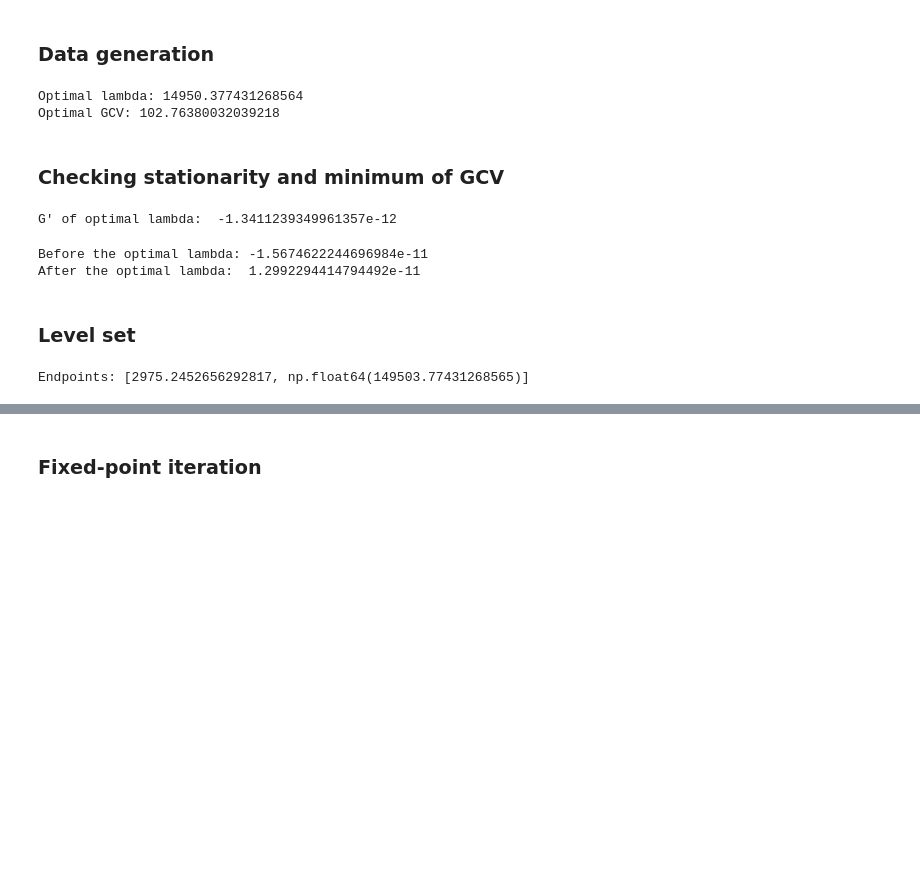
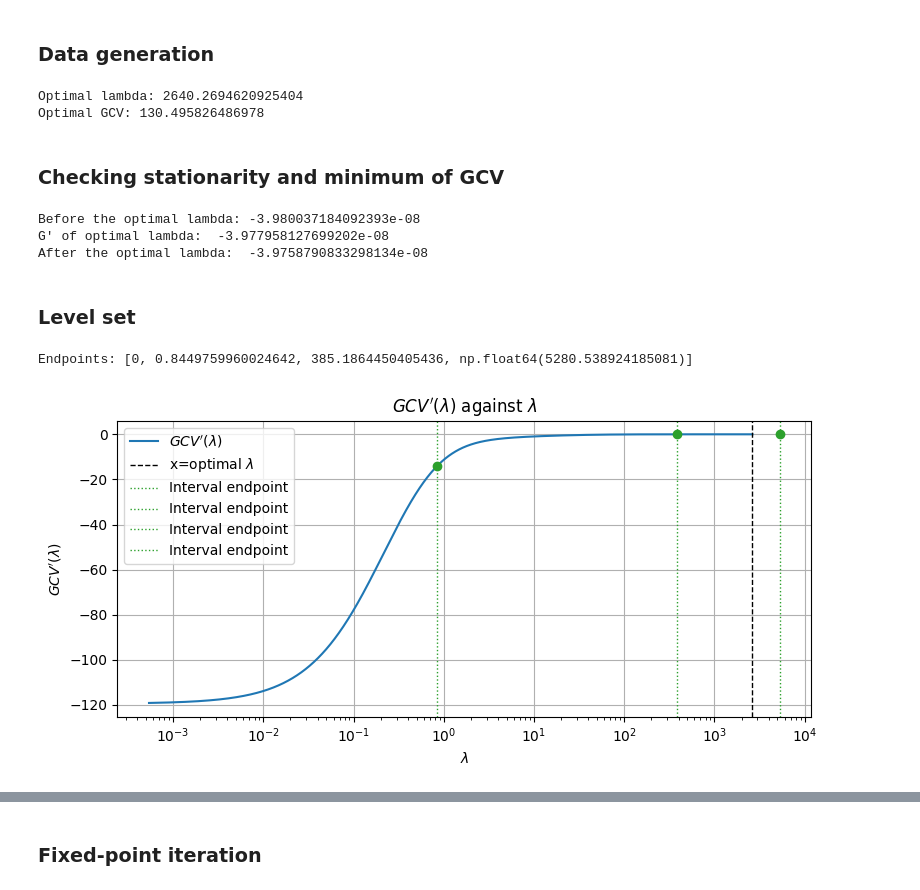
Before and after one commit to advayvyas/OptimalRidge, a Jupyter notebook: gcv_contraction.ipynb, the cells around one changed output, grey strips where cells are left out. Cells and saved outputs as stored; diff of their text form; code cells hidden in the pictures; blank space fills up the shorter version.

```diff
--- a/gcv_contraction.ipynb
+++ b/gcv_contraction.ipynb
@@ -218,19 +219,19 @@ def Gprime(lam, n, a, singular_values):
     d = s2 + lam
 
     residual = (
-        np.sum(lam**2 * a[:m]**2 / d**2)
+        np.sum((lam**2 * a[:m]**2) / d**2)
         + np.sum(a[m:n]**2)
     ) / n
 
     residual_prime = (2 * lam / n) * np.sum(
-        s2 * a[:m]**2 / d**3
+        (s2 * a[:m]**2) / d**3
     )
 
     denominator = 1 - np.sum(s2 / d) / n
 
     return (
-        residual_prime / denominator**2
-        - (2 / n) * residual * np.sum(s2 / d**2) / denominator**3
+        residual_prime / ((denominator)**2)
+        - ((2 / n) * residual * np.sum(s2 / d**2)) / ((denominator)**3)
     )
 # %% [markdown]
 \begin{equation}
@@ -336,7 +339,7 @@ def G(lam, n, a, singular_values):
 
     return numerator / denominator
 # %%
-result = minimize_scalar(G, args=(N, a, sigma))
+result = minimize_scalar(G, args=(N, a, sigma), tol=1)
 
 optimal_lambda = result.x
 optimal_gcv = result.fun
@@ -344,22 +347,20 @@ optimal_gcv = result.fun
 print("Optimal lambda:", optimal_lambda)
 print("Optimal GCV:", optimal_gcv)
 # %% [output]
-Optimal lambda: 14950.377431268564
-Optimal GCV: 102.76380032039218
+Optimal lambda: 2640.2694620925404
+Optimal GCV: 130.495826486978
 # %% [markdown]
 ### Checking stationarity and minimum of GCV
-# %%
-print("G' of optimal lambda: ", Gprime(optimal_lambda, N, a, sigma))
-# %% [output]
-G' of optimal lambda:  -1.3411239349961357e-12
 # %%
 diff = 1e-6 * optimal_lambda
 
 print("Before the optimal lambda:", Gprime(optimal_lambda - diff, N, a, sigma))
+print("G' of optimal lambda: ", Gprime(optimal_lambda, N, a, sigma))
 print("After the optimal lambda: ", Gprime(optimal_lambda + diff, N, a, sigma))
 # %% [output]
-Before the optimal lambda: -1.5674622244696984e-11
-After the optimal lambda:  1.2992294414794492e-11
+Before the optimal lambda: -3.980037184092393e-08
+G' of optimal lambda:  -3.977958127699202e-08
+After the optimal lambda:  -3.9758790833298134e-08
 # %% [markdown]
 ### Level set
 # %%
@@ -390,8 +391,36 @@ def fprime_levelsets(lam_max, steps, n, a, singular_values):
 
     return endpoints
 # %%
-LAM_MAX = 10 * optimal_lambda
+LAM_MAX = 2 * optimal_lambda
 STEPS = 10000
 print("Endpoints:", endpoints := fprime_levelsets(LAM_MAX, STEPS, N, a, sigma))
 # %% [output]
-Endpoints: [2975.2452656292817, np.float64(149503.77431268565)]
+Endpoints: [0, 0.8449759960024642, 385.1864450405436, np.float64(5280.538924185081)]
+# %%
+lam_grid = np.geomspace(sigma.min() * 0.001, optimal_lambda, 10000)
+gcv_prime_values = np.array([Gprime(lam, N, a, sigma) for lam in lam_grid])
+
+plt.figure(figsize=(8, 4))
+
+plt.plot(lam_grid, gcv_prime_values, label=r"$GCV'(\lambda)$")
+plt.xscale("log")
+plt.axvline(optimal_lambda, color="black", linestyle="--", linewidth=1, label=r"x=optimal $\lambda$")
+
+for endpoint in endpoints:
+    plt.axvline(endpoint, color="tab:green", linestyle=":", linewidth=1, label="Interval endpoint")
+    plt.scatter(
+        endpoint,
+        Gprime(endpoint, N, a, sigma),
+        color="tab:green",
+        zorder=3
+    )
+
+plt.xlabel(r"$\lambda$")
+plt.ylabel(r"$GCV'(\lambda)$")
+plt.title(r"$GCV'(\lambda)$ against $\lambda$")
+plt.grid(True)
+plt.legend()
+plt.tight_layout()
+plt.show()
+# %% [output]
+[figure, added]
```
Also changed, not shown: parts of 17 cells of this notebook.
